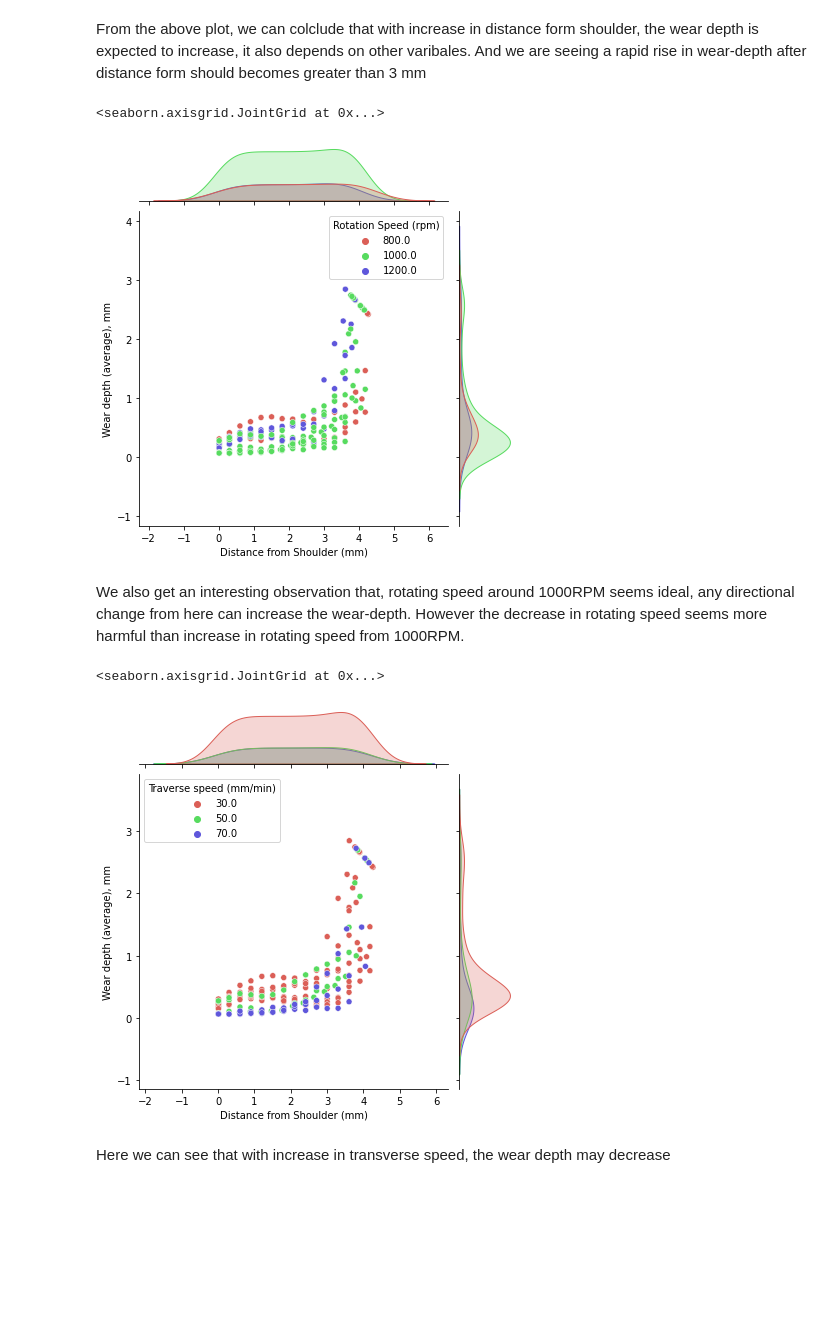
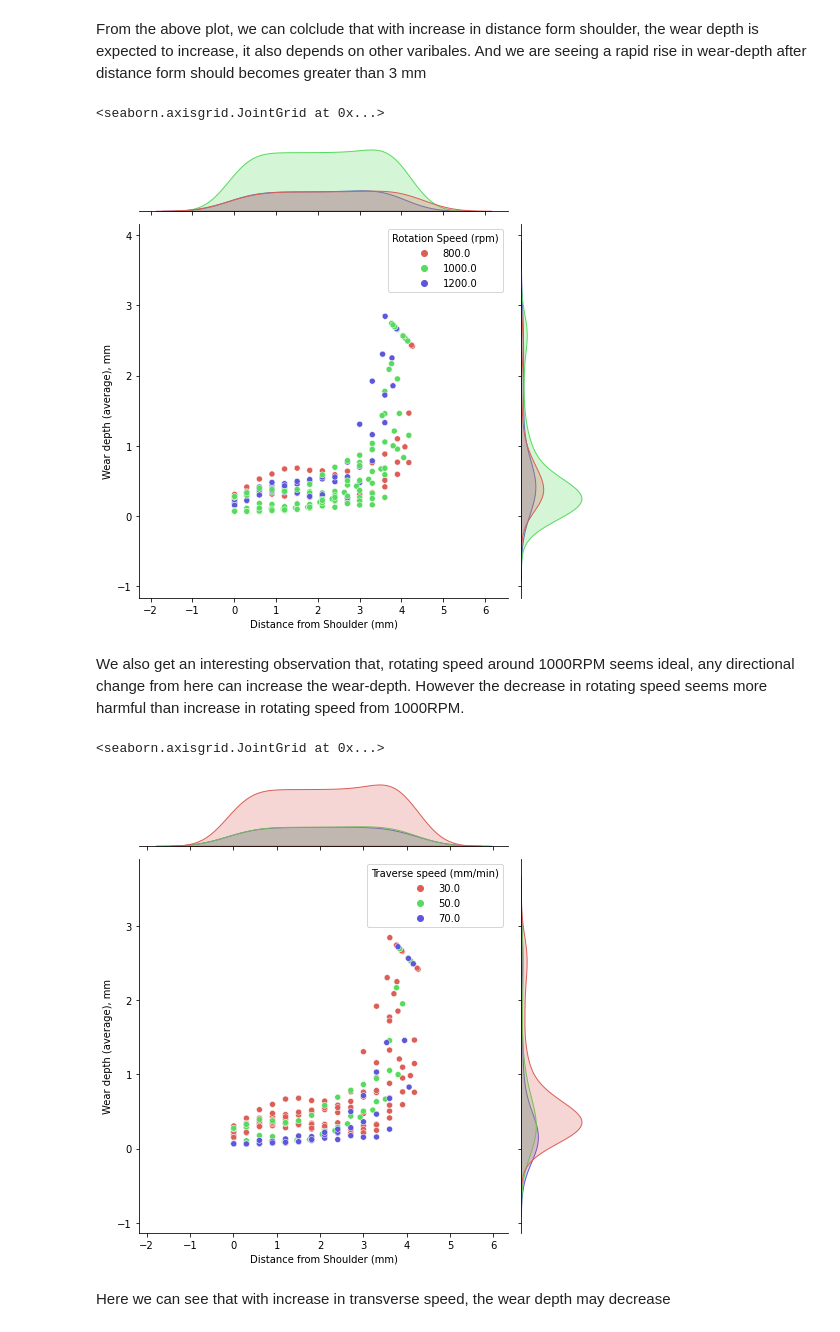
Before and after one commit to ShubhamBhut/Research, a Jupyter notebook: research.ipynb, the cells around one changed output. Cells and saved outputs as stored; diff of their text form; code cells hidden in the pictures; blank space fills up the shorter version.

Commit message:
plot resize and ANN optimization

```diff
--- a/research.ipynb
+++ b/research.ipynb
@@ -66,18 +66,17 @@ plt.scatter(x=df['Distance from Shoulder (mm)'], y=df['Wear depth (average), mm'
 # %% [markdown]
 From the above plot, we can colclude that with increase in distance form shoulder, the wear depth is expected to increase, it also depends on other varibales. And we are seeing a rapid rise in wear-depth after distance form should becomes greater than 3 mm
 # %%
-
-sns.jointplot(x='Distance from Shoulder (mm)', y='Wear depth (average), mm', data=df, hue="Rotation Speed (rpm)", palette=sns.color_palette("hls", 3))
+sns.jointplot(x='Distance from Shoulder (mm)', y='Wear depth (average), mm', data=df, hue="Rotation Speed (rpm)", palette=sns.color_palette("hls", 3), height=7)
 # %% [output]
 <seaborn.axisgrid.JointGrid at 0x...>
-[figure, old version]
+[figure, new version]
 # %% [markdown]
 We also get an interesting observation that, rotating speed around 1000RPM seems ideal, any directional change from here can increase the wear-depth. However the decrease in rotating speed seems more harmful than increase in rotating speed from 1000RPM.
 # %%
-sns.jointplot(x='Distance from Shoulder (mm)', y='Wear depth (average), mm', data=df, hue="Traverse speed (mm/min)", palette=sns.color_palette("hls", 3))
+sns.jointplot(x='Distance from Shoulder (mm)', y='Wear depth (average), mm', data=df, hue="Traverse speed (mm/min)", palette=sns.color_palette("hls", 3), height=7)
 # %% [output]
 <seaborn.axisgrid.JointGrid at 0x...>
-[figure, old version]
+[figure, new version]
 # %% [markdown]
 Here we can see that with increase in transverse speed, the wear depth may decrease
 # %%
```
Also changed, not shown: parts of 4 cells of this notebook.
